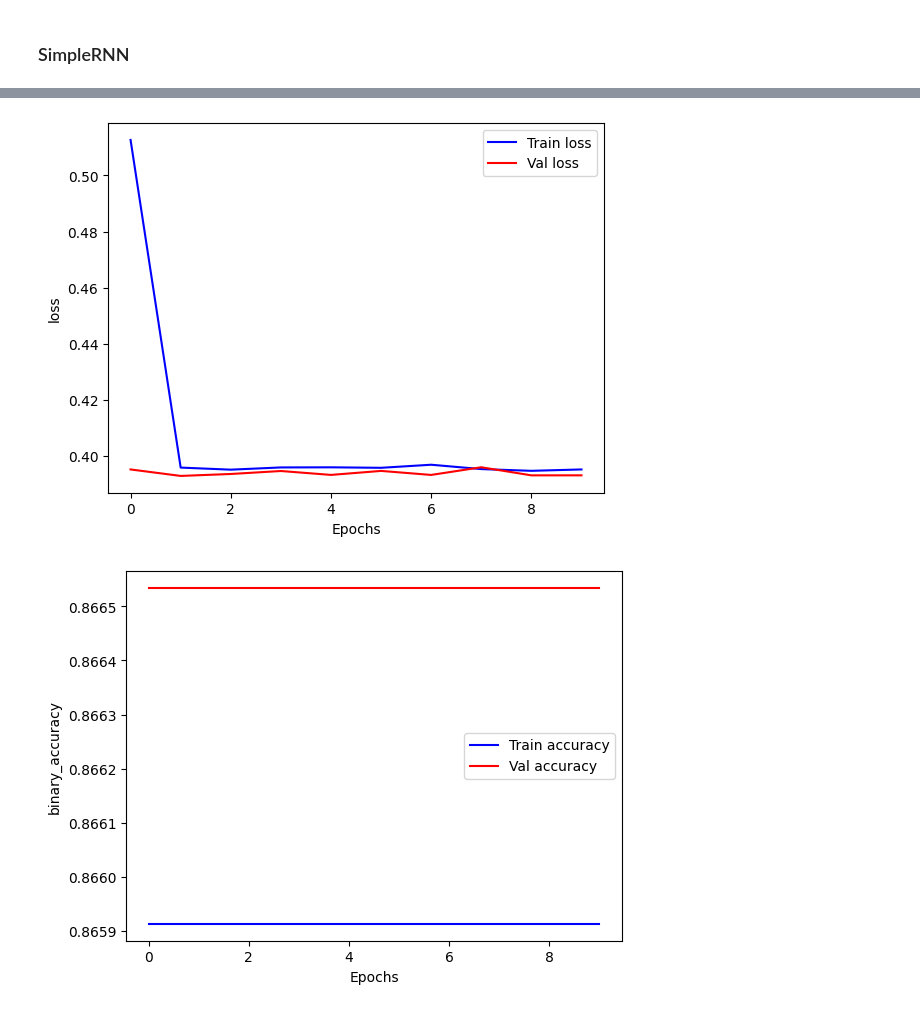
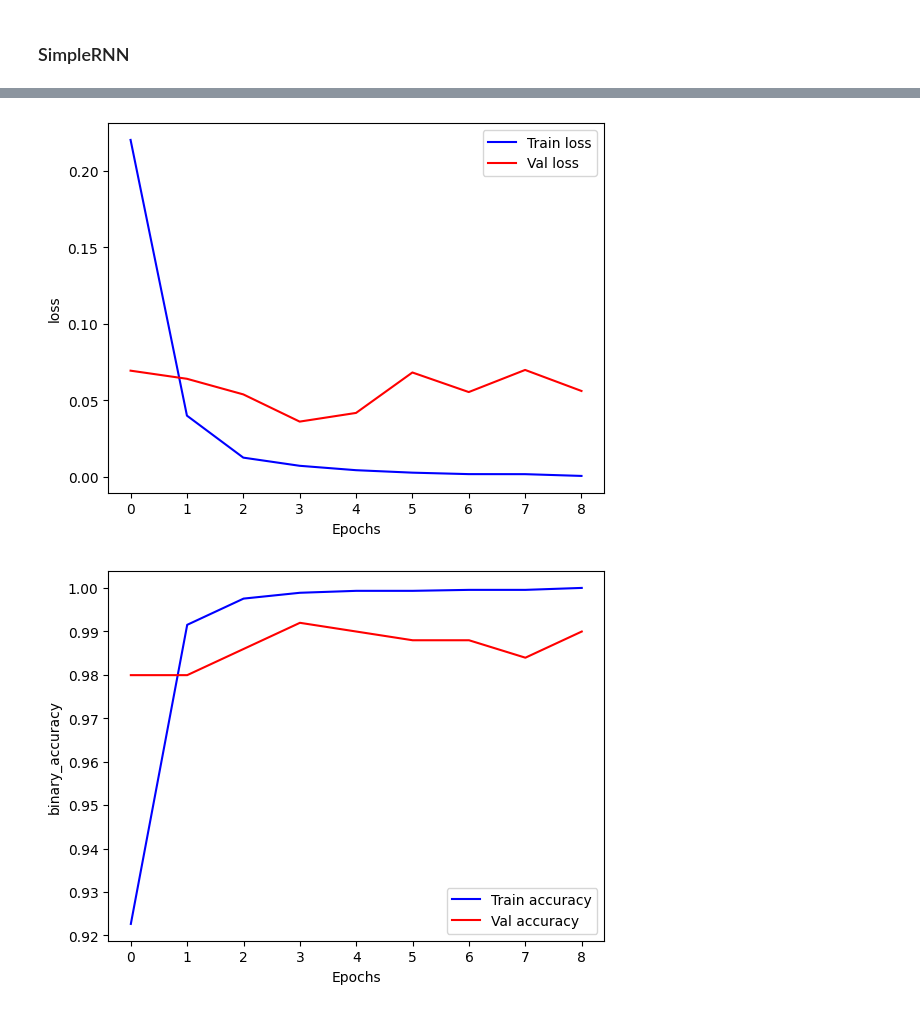
Before and after one commit to nprevost/AT-T_spam_detector, a Jupyter notebook: spam_detector.ipynb, the cells around one changed output, grey strips where cells are left out. Saved outputs shown, nothing was run; the diff lists cells and outputs as text; code cells hidden in the pictures.

Commit message:
Finalize data analysis notebook
- Added comments and Markdown documentation
- Verified complete execution without errors

```diff
--- a/spam_detector.ipynb
+++ b/spam_detector.ipynb
@@ -101,9 +219,2 @@ x_train, x_test, y_train, y_test = train_test_split(df.text_clean, df.v1, test_s
 
 x_train, x_val, y_train, y_val = train_test_split(x_train, y_train, test_size=0.1, random_state=33, stratify=y_train)
-# %%
-tokenizer = tf.keras.preprocessing.text.Tokenizer()
-tokenizer.fit_on_texts(x_train)
-
-train_encoded = tokenizer.texts_to_sequences(x_train)
-test_encoded = tokenizer.texts_to_sequences(x_test)
-val_encoded = tokenizer.texts_to_sequences(x_val)
@@ -143,3 +245,11 @@ tf.Tensor(
+# %%
+# Taux d'apprentissage decroissant
+initial_learning_rate = 0.001
+lr_schedule = ExponentialDecay(
+    initial_learning_rate,
+    decay_steps=1000,
+    decay_rate=0.96,
+    staircase=True)
 # %%
 early_stopping = EarlyStopping(
         monitor='val_loss',
@@ -351,10 +392,12 @@ weighted avg       0.99      0.99      0.99       558
 # %%
-model = Sequential()
-model.add(Input(shape=(190, 1)))
-model.add(SimpleRNN(128, activation='relu'))
-model.add(Dense(64, activation='relu'))
-model.add(Dense(32, activation='relu'))
-model.add(Dense(1, activation='sigmoid'))
-model.compile(optimizer='adam', loss=tf.keras.losses.BinaryCrossentropy(), metrics=[tf.keras.metrics.BinaryAccuracy()])
+output_dim = 128
+vocab_size = len(tokenizer.word_counts)
 
-model.summary()
+model_rnn = Sequential()
+model_rnn.add(Embedding(input_dim=vocab_size + 1, output_dim=output_dim, name="embedding"))
+model_rnn.add(Bidirectional(SimpleRNN(32)))
+model_rnn.add(Dense(32, activation='relu'))
+model_rnn.add(Dropout(0.2))
+model_rnn.add(Dense(1, activation='sigmoid'))
+
+model_rnn.compile(optimizer=Adam(learning_rate=lr_schedule), loss=tf.keras.losses.BinaryCrossentropy (), metrics=[tf.keras.metrics.BinaryAccuracy()])
@@ -399,0 +404,7 @@ Epoch 10/10
+# %%
+history_rnn = model_rnn.fit(
+    train_batch,
+    validation_data=val_batch,
+    callbacks=[early_stopping],
+    epochs=30
+    )
@@ -400,18 +484,18 @@ Epoch 10/10
 # %%
-plt.plot(history.history["loss"], color="b", label='Train loss')
-plt.plot(history.history["val_loss"], color="r", label='Val loss')
+plt.plot(history_rnn.history["loss"], color="b", label='Train loss')
+plt.plot(history_rnn.history["val_loss"], color="r", label='Val loss')
 plt.ylabel("loss")
 plt.xlabel("Epochs")
 plt.legend()
 plt.show()
 # %% [output]
-[figure, old version]
+[figure, new version]
 # %%
-plt.plot(history.history["binary_accuracy"], color="b", label='Train accuracy')
-plt.plot(history.history["val_binary_accuracy"], color="r", label='Val accuracy')
+plt.plot(history_rnn.history["binary_accuracy"], color="b", label='Train accuracy')
+plt.plot(history_rnn.history["val_binary_accuracy"], color="r", label='Val accuracy')
 plt.ylabel("binary_accuracy")
 plt.xlabel("Epochs")
 plt.legend()
 plt.show()
 # %% [output]
-[figure, old version]
+[figure, new version]
```
Also changed, not shown: parts of 45 cells of this notebook, 8 other files.
